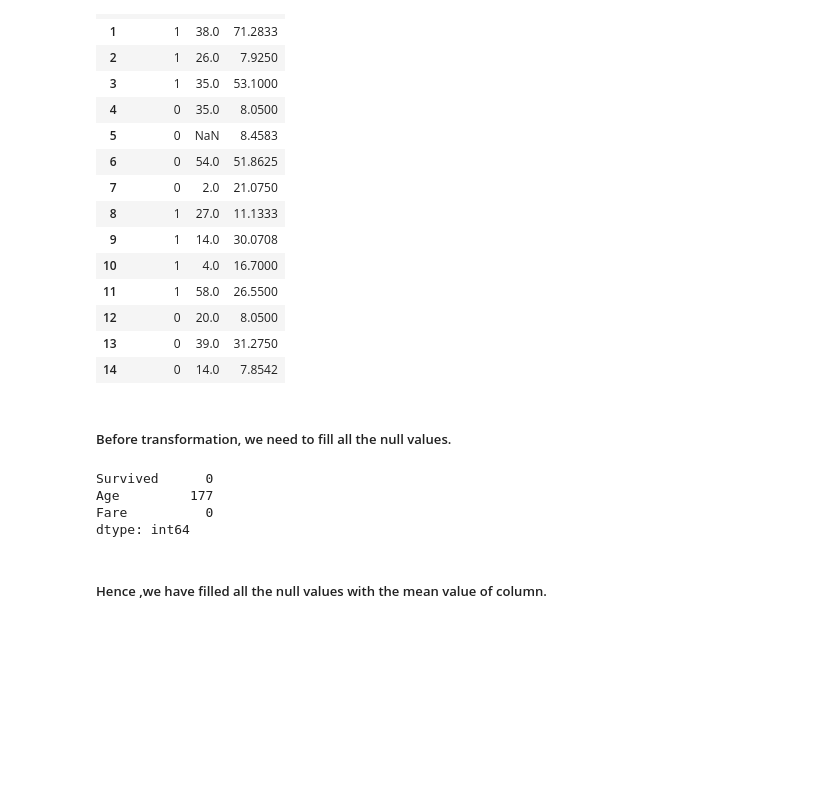
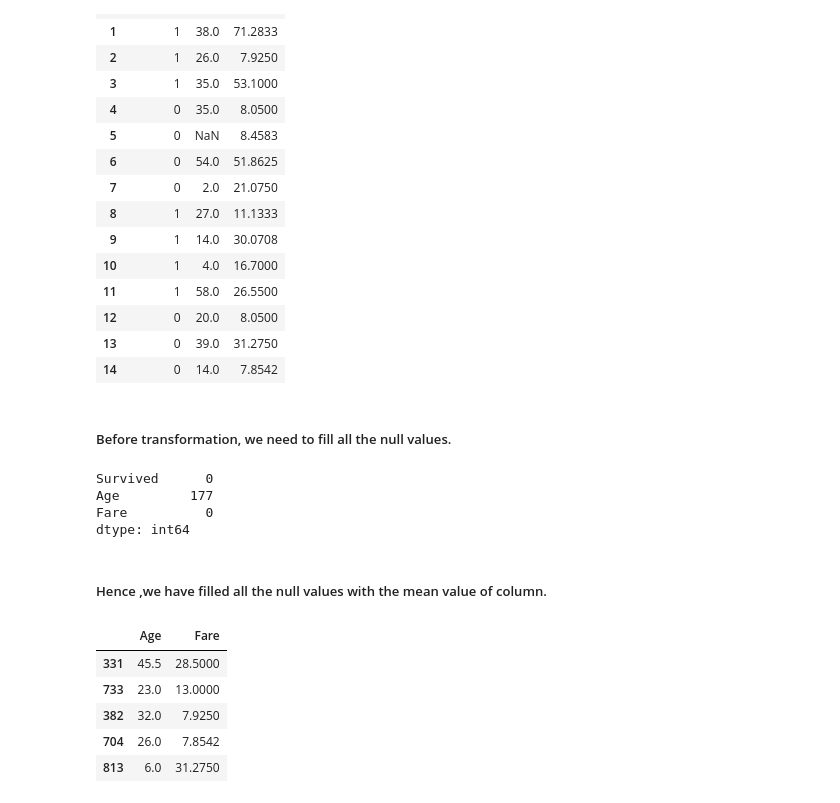
Before and after one commit to Shreyasb1015/Machine-Learning, a Jupyter notebook: variable-transformation/function-transformer.ipynb, the cells around one changed output. Drawn from its saved outputs; the diff is of its cells as text; code cells hidden in the pictures; blank space fills up the shorter version.

```diff
--- a/variable-transformation/function-transformer.ipynb
+++ b/variable-transformation/function-transformer.ipynb
@@ -73,0 +79,9 @@ df['Age'].fillna(df['Age'].mean(),inplace=True)
+# %%
+X_train.head()
+# %% [output]
+|  | Age | Fare |
+| 331 | 45.5 | 28.5000 |
+| 733 | 23.0 | 13.0000 |
+| 382 | 32.0 | 7.9250 |
+| 704 | 26.0 | 7.8542 |
+| 813 | 6.0 | 31.2750 |
```
Also changed, not shown: parts of 4 cells of this notebook.
